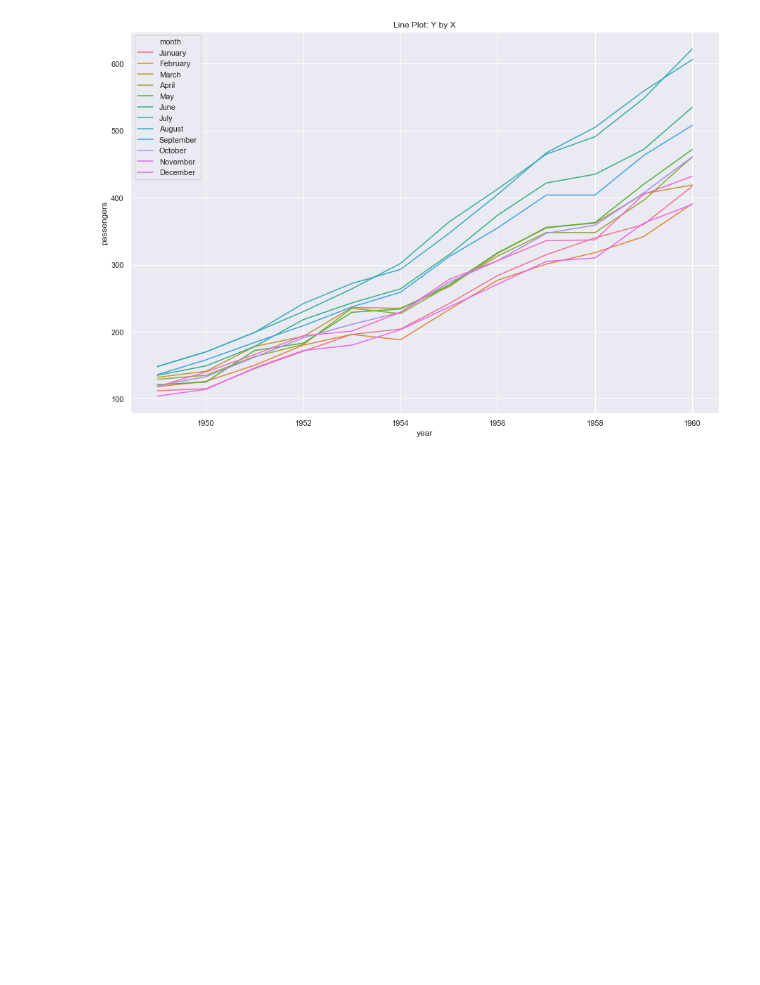
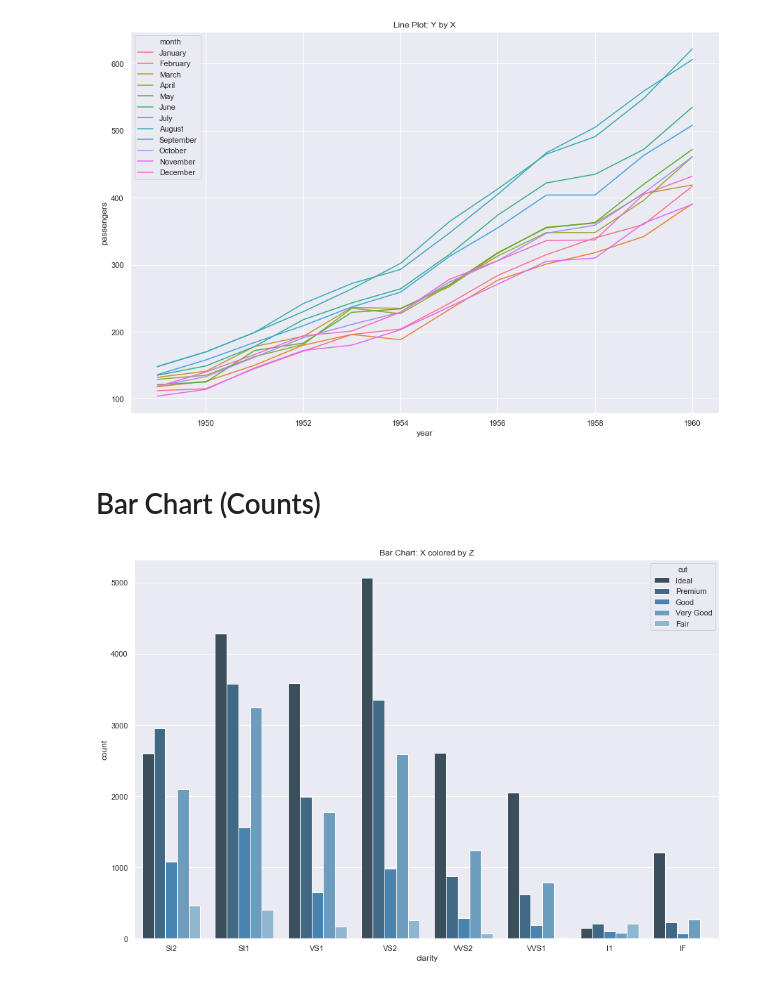
Before and after one commit to juliuskittler/templates, a Jupyter notebook: Visualisation/Seaborn.ipynb, the cells around one changed output. Cells and saved outputs as stored; diff of their text form; code cells hidden in the pictures; blank space fills up the shorter version.

Commit message:
Update visualisation templates

```diff
--- a/Visualisation/Seaborn.ipynb
+++ b/Visualisation/Seaborn.ipynb
@@ -61,3 +65,22 @@ plt.title("Line Plot: Y by X")
 plt.show(p)
 # %% [output]
 [figure]
+# %% [markdown]
+# Bar Chart (Counts)
+# %%
+%matplotlib inline
+import matplotlib.pyplot as plt
+import seaborn as sns; sns.set()
+plt.rcParams["figure.figsize"] = [15,10]
+
+df = sns.load_dataset("diamonds")
+
+p = sns.countplot(x="clarity",
+            hue="cut",
+            palette="Blues_d",
+            data=df)
+
+plt.title("Bar Chart: X colored by Z")
+plt.show(p)
+# %% [output]
+[figure, added]
```
Also changed, not shown: parts of 20 cells of this notebook, 1 other file.
